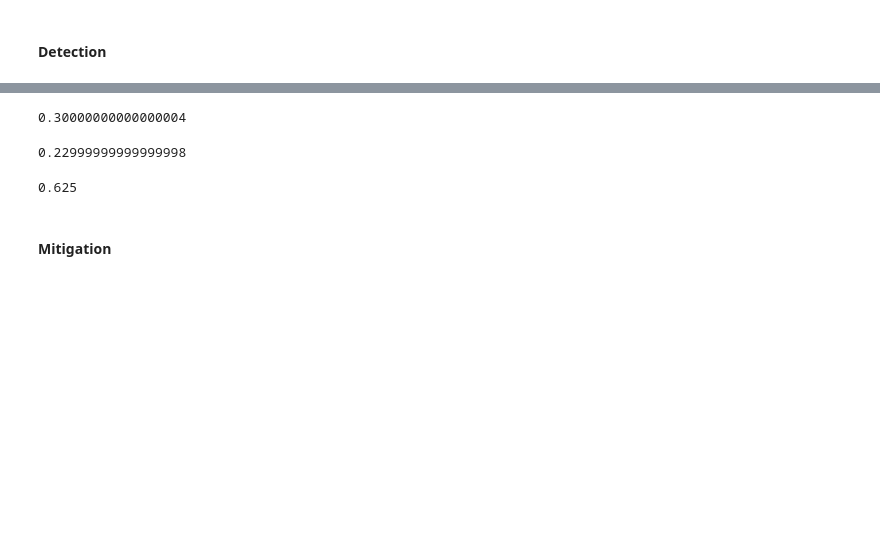
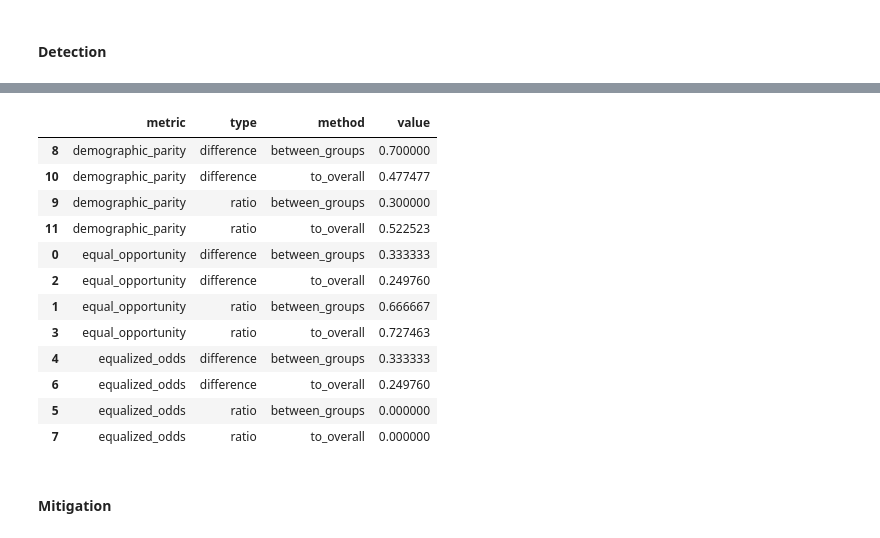
Before and after one commit to mateuszkasprowicz/fairness-toolkits, a Jupyter notebook: notebooks/compas.ipynb, the cells around one changed output, grey strips where cells are left out. Saved outputs shown, nothing was run; the diff lists cells and outputs as text; code cells hidden in the pictures; blank space fills up the shorter version.

```diff
--- a/notebooks/compas.ipynb
+++ b/notebooks/compas.ipynb
@@ -114,15 +206,19 @@ from fairlearn.metrics import demographic_parity_ratio, demographic_parity_diffe
 # %%
-demographic_parity_difference(y_test, y_pred, sensitive_features=z_test, method="between_groups")
+calculate_fairlearn_metrics(y_test, y_pred, z_test)
 # %% [output]
-0.30000000000000004
+|  | metric | type | method | value |
+| 8 | demographic_parity | difference | between_groups | 0.700000 |
+| 10 | demographic_parity | difference | to_overall | 0.477477 |
+| 9 | demographic_parity | ratio | between_groups | 0.300000 |
+| 11 | demographic_parity | ratio | to_overall | 0.522523 |
+| 0 | equal_opportunity | difference | between_groups | 0.333333 |
+| 2 | equal_opportunity | difference | to_overall | 0.249760 |
+| 1 | equal_opportunity | ratio | between_groups | 0.666667 |
+| 3 | equal_opportunity | ratio | to_overall | 0.727463 |
+| 4 | equalized_odds | difference | between_groups | 0.333333 |
+| 6 | equalized_odds | difference | to_overall | 0.249760 |
+| 5 | equalized_odds | ratio | between_groups | 0.000000 |
+| 7 | equalized_odds | ratio | to_overall | 0.000000 |
-# %%
-demographic_parity_difference(y_test, y_pred, sensitive_features=z_test, method="to_overall")
-# %% [output]
-0.22999999999999998
-# %%
-demographic_parity_ratio(y_test, y_pred, sensitive_features=z_test)
-# %% [output]
-0.625
 # %% [markdown]
 #### Mitigation
 # %%
```
Also changed, not shown: parts of 42 cells of this notebook, 2 other files.
